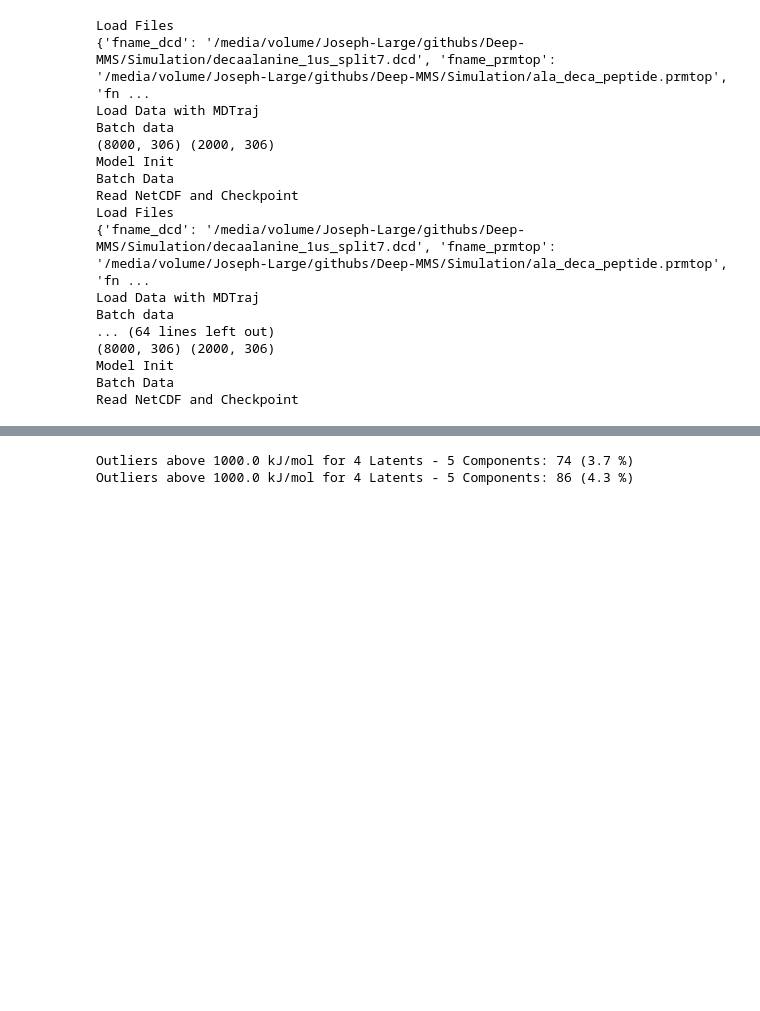
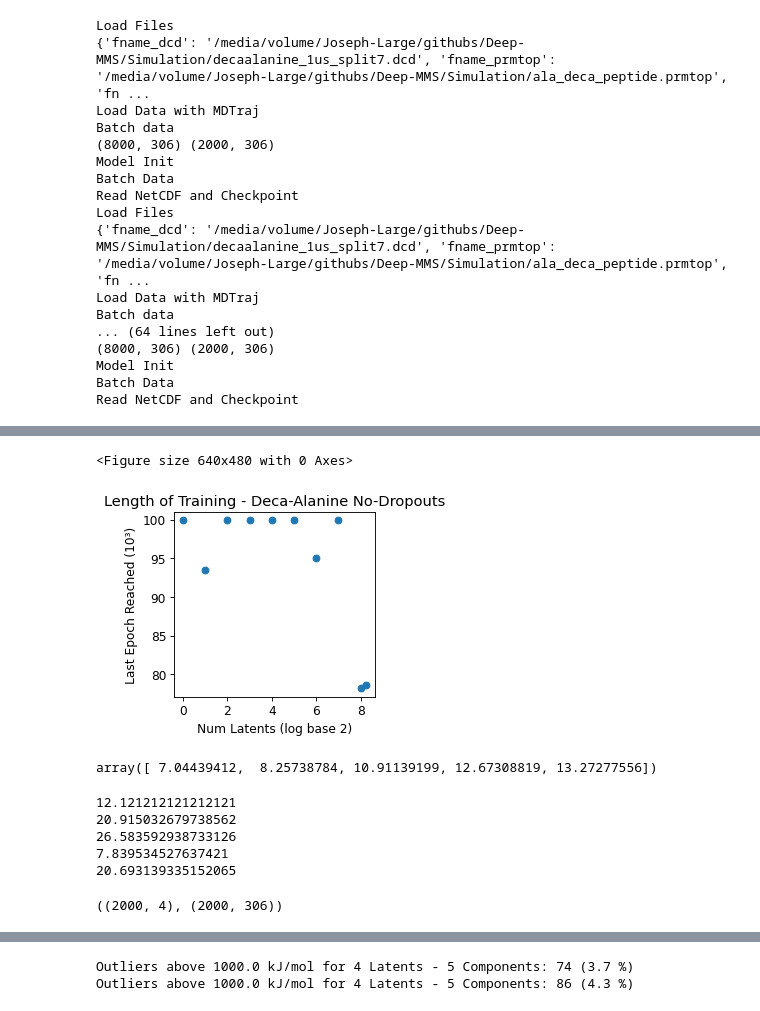
Before and after one commit to CCBatIIT/Deep-MMS, a Jupyter notebook: Multi-Analysis.ipynb, the cells around one changed output, grey strips where cells are left out. Saved outputs shown, nothing was run; the diff lists cells and outputs as text; code cells hidden in the pictures; blank space fills up the shorter version.

```diff
--- a/Multi-Analysis.ipynb
+++ b/Multi-Analysis.ipynb
@@ -302,0 +339,3 @@ rmsd_violin_plot(self, rng_seed=98263, title='RMSD Error - Bromodomains')
+# %%
+for key, exp in self.experiments.items():
+    print(key, 'ran for:', len(exp.rootgrp['Train'].dimensions['epoch']), 'epochs')
@@ -302,0 +353,40 @@ rmsd_violin_plot(self, rng_seed=98263, title='RMSD Error - Bromodomains')
+# %%
+def last_epoch_plot(self, title):
+    #Assemble the Data
+    latents, epochs = [], []
+    for key, exp in self.experiments.items():
+        latents.append(exp.n_latents)
+        epochs.append(len(exp.rootgrp['Train'].dimensions['epoch']))
+    latents, epochs = jnp.array(latents), jnp.array(epochs)
+    pos = jnp.log(latents) / jnp.log(2)
+    #Make the Violin PLot
+    plt.clf()
+    plt.figure(figsize=(3.25, 3), dpi=80)
+    plt.rc('font', **{'weight':'normal', 'size':11})
+    plt.scatter(pos, epochs/1000)
+    plt.title(title)
+    plt.ylabel('Last Epoch Reached (10\u00B3)')
+    plt.xlabel('Num Latents (log base 2)')
+    plt.xticks(pos[pos % 2 == 0])
+    plt.savefig(f'{title}.png', dpi=600, bbox_inches = "tight")
+    plt.show()
+# %%
+last_epoch_plot(self, f'Length of Training - {system}')
+# %% [output]
+<Figure size 640x480 with 0 Axes>
+[figure, added]
+# %%
+np.log2(np.array((132, 306, 1926, 6531, 9897)))
+# %% [output]
+array([ 7.04439412,  8.25738784, 10.91139199, 12.67308819, 13.27277556])
+# %%
+lsize = [16, 64, 512, 512, 2048]
+fsize = [132, 306, 1926, 6531, 9897]
+for i in range(5):
+    print(100*lsize[i]/fsize[i])
+# %% [output]
+12.121212121212121
+20.915032679738562
+26.583592938733126
+7.839534527637421
+20.693139335152065
@@ -302,0 +399,4 @@ rmsd_violin_plot(self, rng_seed=98263, title='RMSD Error - Bromodomains')
+# %%
+latents.shape, recon.shape
+# %% [output]
+((2000, 4), (2000, 306))
```
Also changed, not shown: parts of 21 cells of this notebook, 6 other files.
